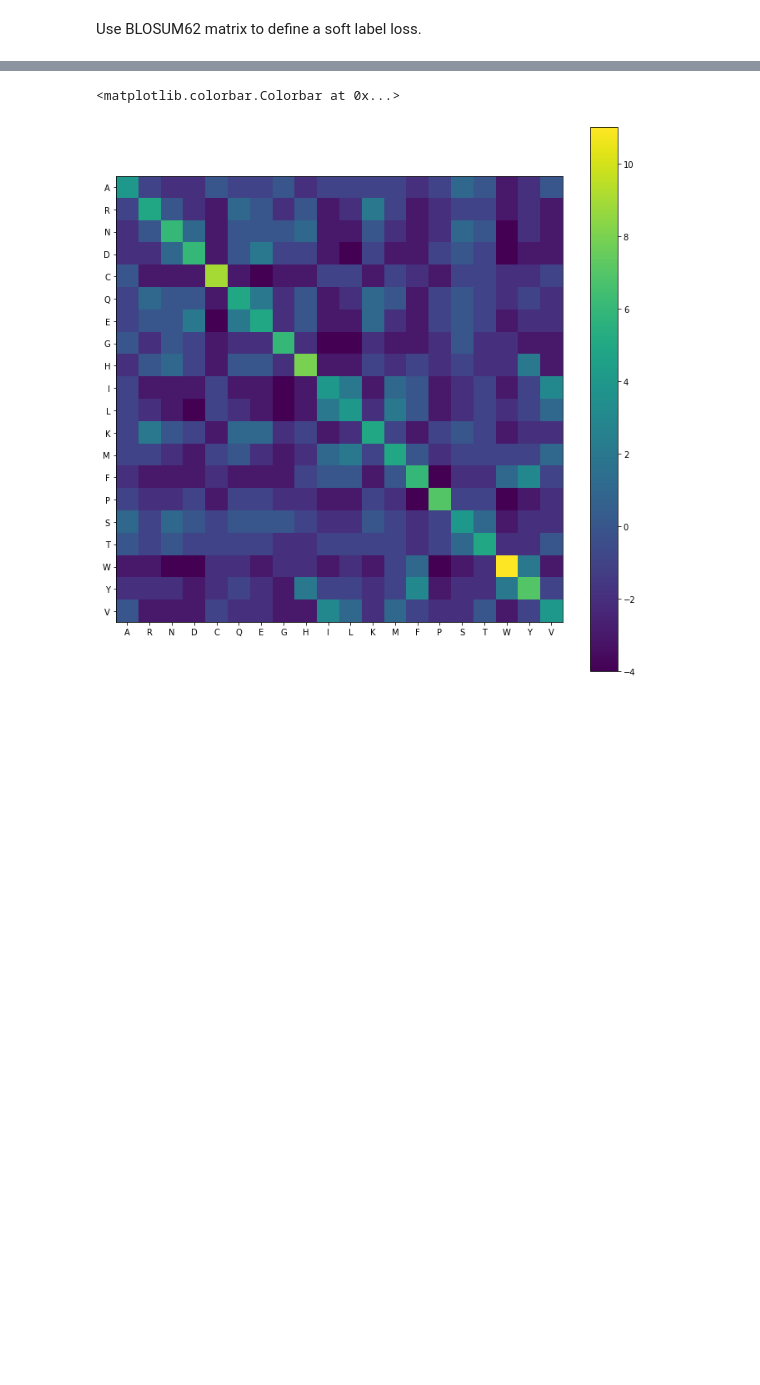
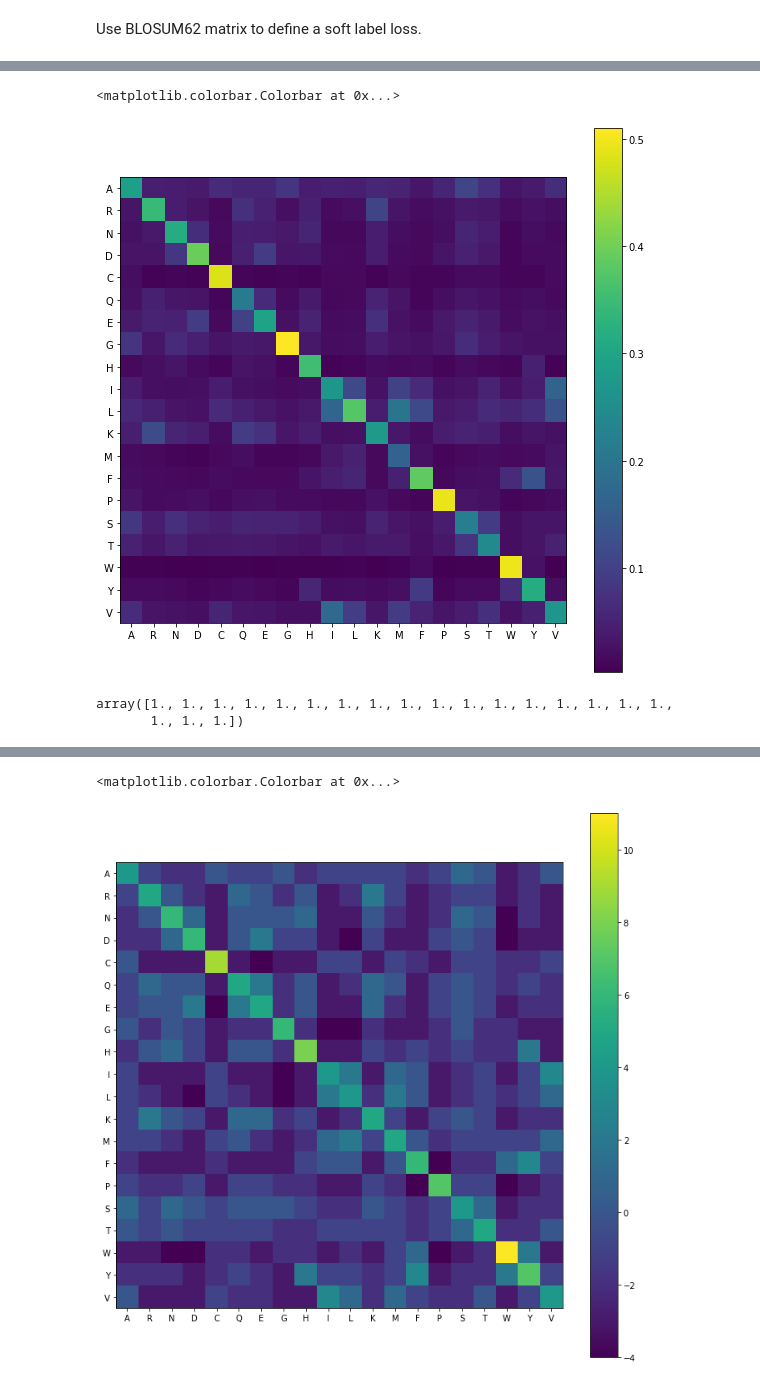
Before and after one commit to dauparas/proteins, a Jupyter notebook: blosum62.ipynb, the cells around one changed output, grey strips where cells are left out. Cells and saved outputs as stored; diff of their text form; code cells hidden in the pictures; blank space fills up the shorter version.

```diff
--- a/blosum62.ipynb
+++ b/blosum62.ipynb
@@ -9,0 +115,14 @@ import matplotlib.pyplot as plt
+# %%
+plt.figure(figsize=(10,10))
+plt.imshow(p_ij/np.sum(p_ij, axis=0)[None,:])
+plt.xticks(np.arange(20), alphabet)
+plt.yticks(np.arange(20), alphabet)
+plt.colorbar()
+# %% [output]
+<matplotlib.colorbar.Colorbar at 0x...>
+[figure, added]
+# %%
+np.sum(p_ij/np.sum(p_ij, axis=0)[None,:], axis=0) #rows sum to 1.0
+# %% [output]
+array([1., 1., 1., 1., 1., 1., 1., 1., 1., 1., 1., 1., 1., 1., 1., 1., 1.,
+       1., 1., 1.])
```
Also changed, not shown: parts of 24 cells of this notebook.
